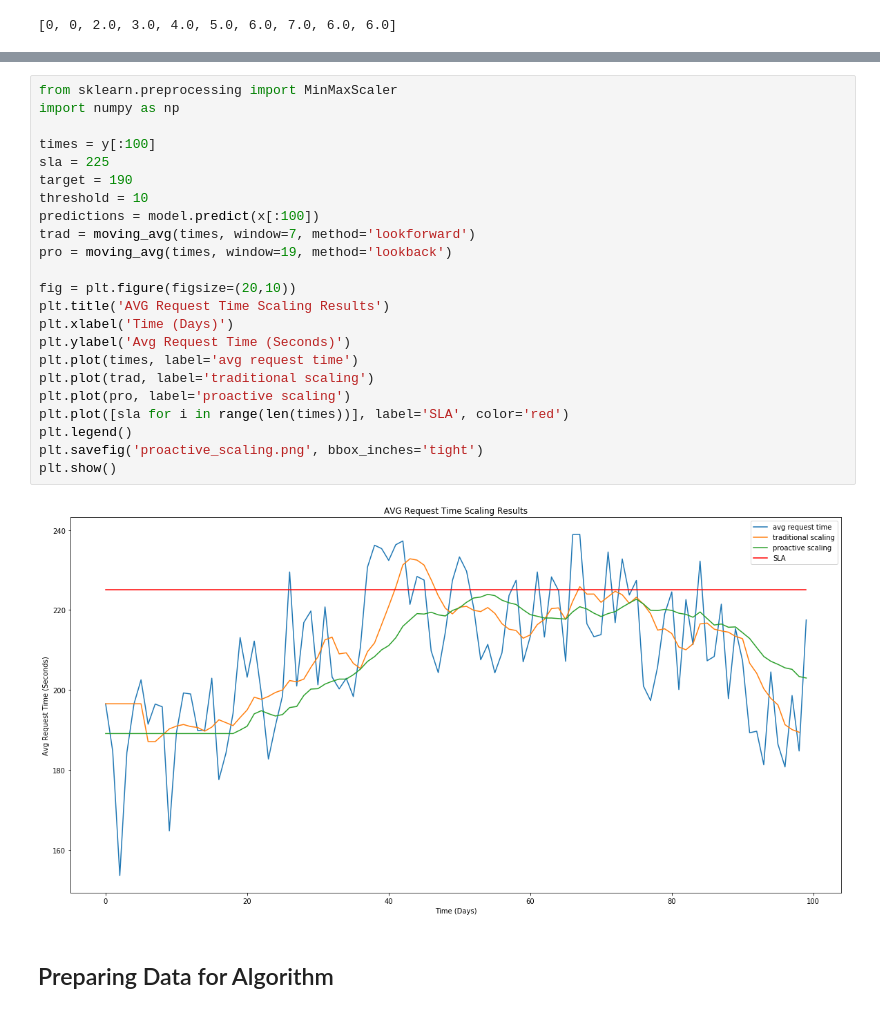
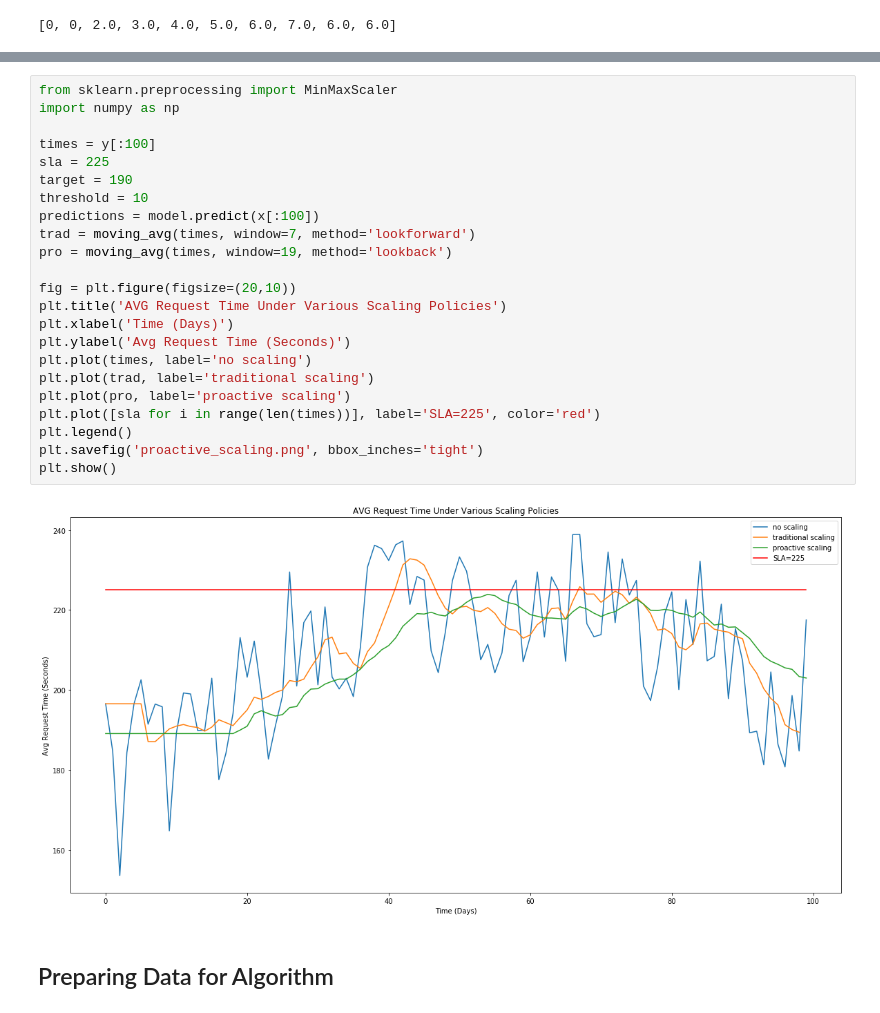
Before and after one commit to RajneeshVerma/MS-Dev-Day-Nov-2019, a Jupyter notebook: data/log_demo.ipynb, the cells around one changed output, grey strips where cells are left out. Drawn from its saved outputs; the diff is of its cells as text.

```diff
--- a/data/log_demo.ipynb
+++ b/data/log_demo.ipynb
@@ -146,28 +146,28 @@ plt.show()
 # %%
 from sklearn.preprocessing import MinMaxScaler
 import numpy as np
 
 times = y[:100]
 sla = 225
 target = 190
 threshold = 10
 predictions = model.predict(x[:100])
 trad = moving_avg(times, window=7, method='lookforward')
 pro = moving_avg(times, window=19, method='lookback')
 
 fig = plt.figure(figsize=(20,10))
-plt.title('AVG Request Time Scaling Results')
+plt.title('AVG Request Time Under Various Scaling Policies')
 plt.xlabel('Time (Days)')
 plt.ylabel('Avg Request Time (Seconds)')
-plt.plot(times, label='avg request time')
+plt.plot(times, label='no scaling')
 plt.plot(trad, label='traditional scaling')
 plt.plot(pro, label='proactive scaling')
-plt.plot([sla for i in range(len(times))], label='SLA', color='red')
+plt.plot([sla for i in range(len(times))], label='SLA=225', color='red')
 plt.legend()
 plt.savefig('proactive_scaling.png', bbox_inches='tight')
 plt.show()
 # %% [output]
-[figure, old version]
+[figure, new version]
 # %% [markdown]
 ## Preparing Data for Algorithm
 # %%
```
Also changed, not shown: parts of 2 cells of this notebook, 2 other files.
